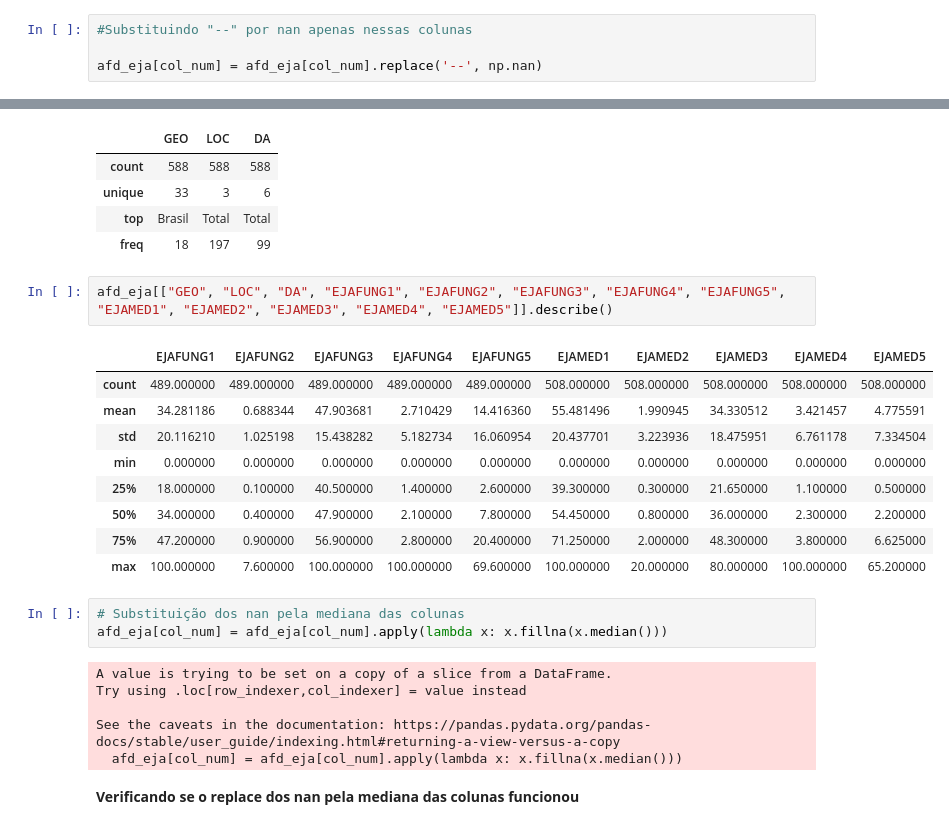
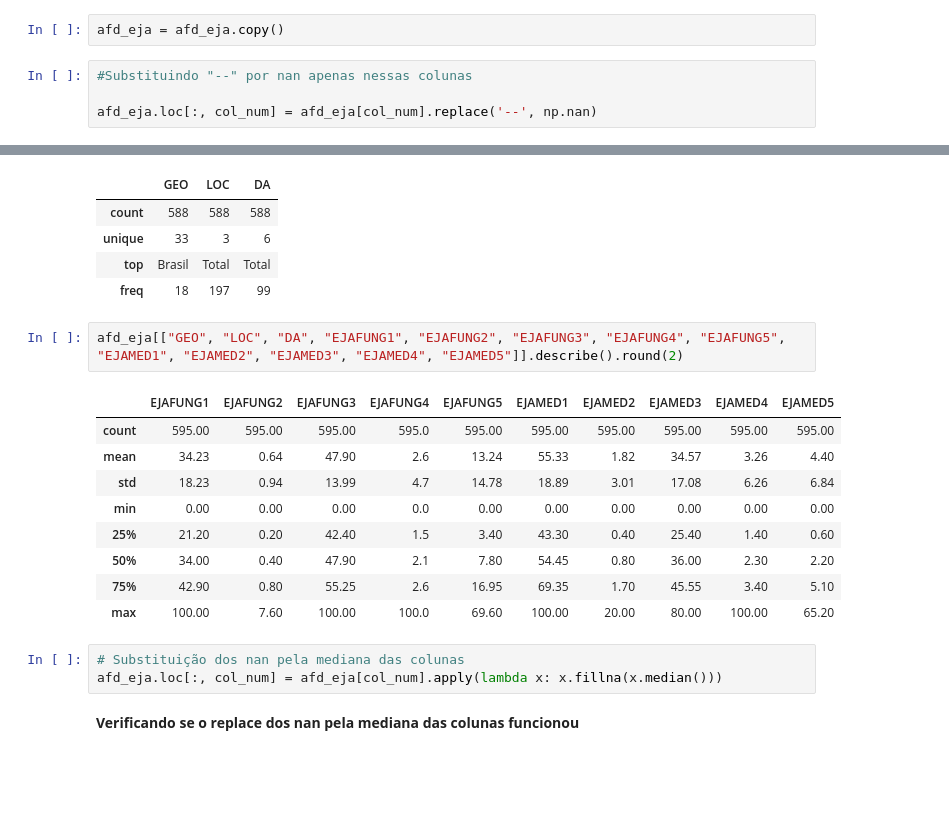
Before and after one commit to xavierruth/Compet-DS-ATV, a Jupyter notebook: dados-eja.ipynb, the cells around one changed output, grey strips where cells are left out. Drawn from its saved outputs; the diff is of its cells as text; blank space fills up the shorter version.

```diff
--- a/dados.ipynb
+++ b/dados-eja.ipynb
@@ -367,7 +340,9 @@ df = afd_eja.copy()
 # Iniciando a substituição de "--" para NaN nas colunas com dados numéricos
 
 col_num = ['EJAFUNG1', 'EJAFUNG2', 'EJAFUNG3', 'EJAFUNG4', 'EJAFUNG5', 'EJAMED1', 'EJAMED2', 'EJAMED3', 'EJAMED4', 'EJAMED5'] #minhas colunas numéricas
+# %%
+afd_eja = afd_eja.copy()
 # %%
 #Substituindo "--" por nan apenas nessas colunas
 
-afd_eja[col_num] = afd_eja[col_num].replace('--', np.nan)
+afd_eja.loc[:, col_num] = afd_eja[col_num].replace('--', np.nan)
@@ -462,26 +431,20 @@ afd_eja.describe(include = [object])
 | top | Brasil | Total | Total |
 | freq | 18 | 197 | 99 |
 # %%
-afd_eja[["GEO", "LOC", "DA", "EJAFUNG1", "EJAFUNG2", "EJAFUNG3", "EJAFUNG4", "EJAFUNG5", "EJAMED1", "EJAMED2", "EJAMED3", "EJAMED4", "EJAMED5"]].describe()
+afd_eja[["GEO", "LOC", "DA", "EJAFUNG1", "EJAFUNG2", "EJAFUNG3", "EJAFUNG4", "EJAFUNG5", "EJAMED1", "EJAMED2", "EJAMED3", "EJAMED4", "EJAMED5"]].describe().round(2)
 # %% [output]
 |  | EJAFUNG1 | EJAFUNG2 | EJAFUNG3 | EJAFUNG4 | EJAFUNG5 | EJAMED1 | EJAMED2 | EJAMED3 | EJAMED4 | EJAMED5 |
-| count | 489.000000 | 489.000000 | 489.000000 | 489.000000 | 489.000000 | 508.000000 | 508.000000 | 508.000000 | 508.000000 | 508.000000 |
-| mean | 34.281186 | 0.688344 | 47.903681 | 2.710429 | 14.416360 | 55.481496 | 1.990945 | 34.330512 | 3.421457 | 4.775591 |
-| std | 20.116210 | 1.025198 | 15.438282 | 5.182734 | 16.060954 | 20.437701 | 3.223936 | 18.475951 | 6.761178 | 7.334504 |
-| min | 0.000000 | 0.000000 | 0.000000 | 0.000000 | 0.000000 | 0.000000 | 0.000000 | 0.000000 | 0.000000 | 0.000000 |
-| 25% | 18.000000 | 0.100000 | 40.500000 | 1.400000 | 2.600000 | 39.300000 | 0.300000 | 21.650000 | 1.100000 | 0.500000 |
-| 50% | 34.000000 | 0.400000 | 47.900000 | 2.100000 | 7.800000 | 54.450000 | 0.800000 | 36.000000 | 2.300000 | 2.200000 |
-| 75% | 47.200000 | 0.900000 | 56.900000 | 2.800000 | 20.400000 | 71.250000 | 2.000000 | 48.300000 | 3.800000 | 6.625000 |
-| max | 100.000000 | 7.600000 | 100.000000 | 100.000000 | 69.600000 | 100.000000 | 20.000000 | 80.000000 | 100.000000 | 65.200000 |
+| count | 595.00 | 595.00 | 595.00 | 595.0 | 595.00 | 595.00 | 595.00 | 595.00 | 595.00 | 595.00 |
+| mean | 34.23 | 0.64 | 47.90 | 2.6 | 13.24 | 55.33 | 1.82 | 34.57 | 3.26 | 4.40 |
+| std | 18.23 | 0.94 | 13.99 | 4.7 | 14.78 | 18.89 | 3.01 | 17.08 | 6.26 | 6.84 |
+| min | 0.00 | 0.00 | 0.00 | 0.0 | 0.00 | 0.00 | 0.00 | 0.00 | 0.00 | 0.00 |
+| 25% | 21.20 | 0.20 | 42.40 | 1.5 | 3.40 | 43.30 | 0.40 | 25.40 | 1.40 | 0.60 |
+| 50% | 34.00 | 0.40 | 47.90 | 2.1 | 7.80 | 54.45 | 0.80 | 36.00 | 2.30 | 2.20 |
+| 75% | 42.90 | 0.80 | 55.25 | 2.6 | 16.95 | 69.35 | 1.70 | 45.55 | 3.40 | 5.10 |
+| max | 100.00 | 7.60 | 100.00 | 100.0 | 69.60 | 100.00 | 20.00 | 80.00 | 100.00 | 65.20 |
 # %%
 # Substituição dos nan pela mediana das colunas
-afd_eja[col_num] = afd_eja[col_num].apply(lambda x: x.fillna(x.median()))
+afd_eja.loc[:, col_num] = afd_eja[col_num].apply(lambda x: x.fillna(x.median()))
-# %% [output]
-A value is trying to be set on a copy of a slice from a DataFrame.
-Try using .loc[row_indexer,col_indexer] = value instead
-
-See the caveats in the documentation: https://pandas.pydata.org/pandas-docs/stable/user_guide/indexing.html#returning-a-view-versus-a-copy
-  afd_eja[col_num] = afd_eja[col_num].apply(lambda x: x.fillna(x.median()))
 # %% [markdown]
 **Verificando se o replace dos nan pela mediana das colunas funcionou**
 # %%
```
Also changed, not shown: parts of 17 cells of this notebook, 2 other files.
